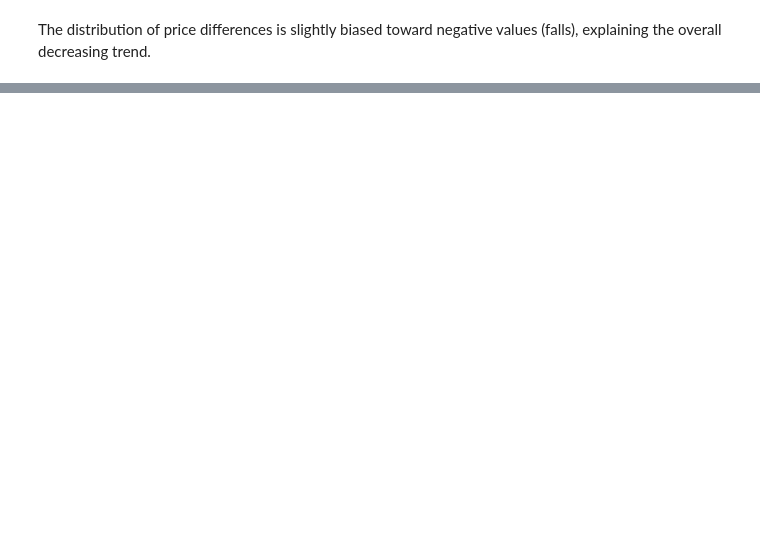
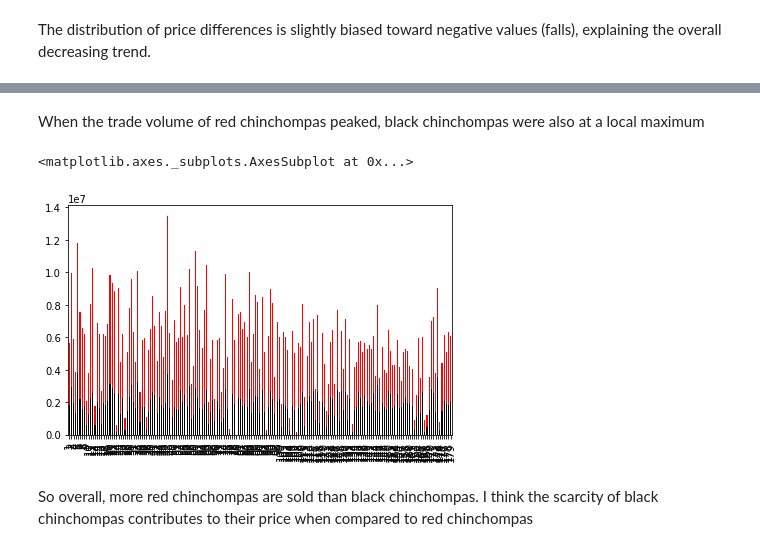
Before and after one commit to nurriol2/forecasting, a Jupyter notebook: Chinchompa EDA.ipynb, the cells around one changed output, grey strips where cells are left out. Drawn from its saved outputs; the diff is of its cells as text; code cells hidden in the pictures; blank space fills up the shorter version.

```diff
--- a/Chinchompa EDA.ipynb
+++ b/Chinchompa EDA.ipynb
@@ -141,0 +199,11 @@ The distribution of price differences is slightly biased toward negative values
+# %% [markdown]
+When the trade volume of red chinchompas peaked, black chinchompas were also at a local maximum
+# %%
+import matplotlib.pyplot as plt
+combined["Volume"]["Red Chinchompas"].plot(color="red", label="Red Chinchompas", kind="bar")
+combined["Volume"]["Black Chinchompas"].plot(color="black", label="Black Chinchompas", kind="bar")
+# %% [output]
+<matplotlib.axes._subplots.AxesSubplot at 0x...>
+[figure, added]
+# %% [markdown]
+So overall, more red chinchompas are sold than black chinchompas. I think the scarcity of black chinchompas contributes to their price when compared to red chinchompas
```
Also changed, not shown: parts of 21 cells of this notebook.
